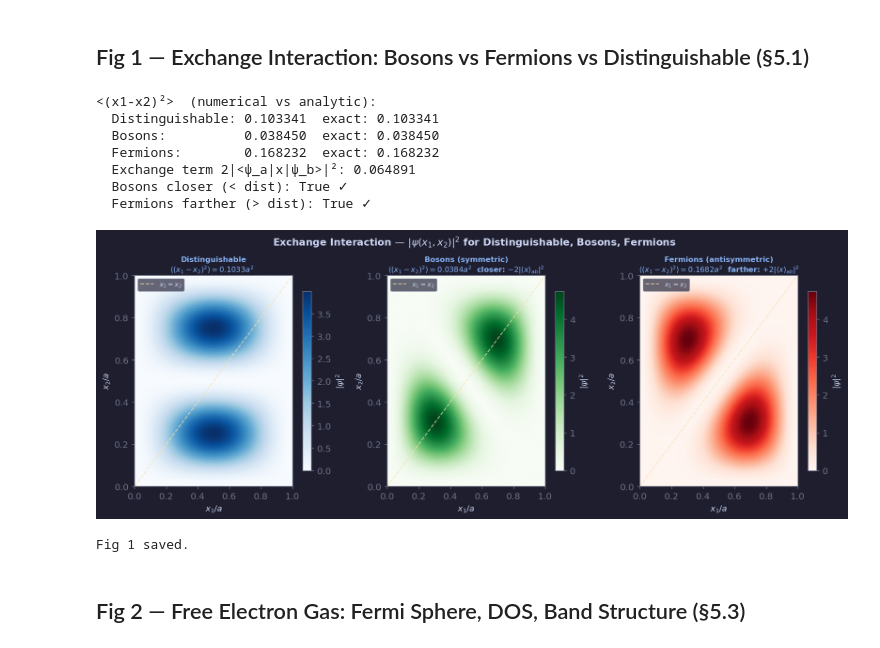
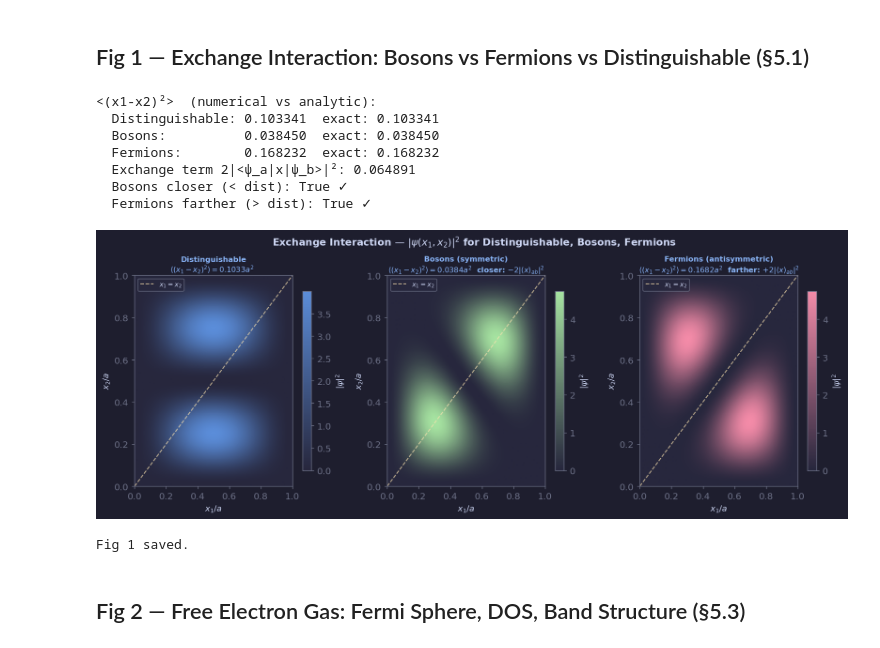
Before and after one commit to SeoulTechPSE/introduction_to_quantum_mechanics, a Jupyter notebook: qm_ch05_figures.ipynb, the cells around one changed output. Cells and saved outputs as stored; diff of their text form; code cells hidden in the pictures.

```diff
--- a/qm_ch05_figures.ipynb
+++ b/qm_ch05_figures.ipynb
@@ -15,6 +15,7 @@ import numpy as np
 import matplotlib.pyplot as plt
 from scipy.special import zeta
 
+# ── Shared figure style — identical in every chapter notebook (matches qm_slides.css) ──
 BG    = '#1e1e2e'; BG2 = '#27273d'; FG = '#cdd6f4'; MUTED = '#6c7086'
 BLUE  = '#5b8dd9'; SKY = '#89b4fa'; TEAL = '#74c7ec'; MAUVE = '#cba6f7'
 GREEN = '#a6e3a1'; AMBER = '#f9e2af'; RED = '#f38ba8'
@@ -25,12 +26,33 @@ plt.rcParams.update({
     'xtick.color':      MUTED,'ytick.color':     MUTED,
     'text.color':       FG,   'grid.color':      '#313244',
     'grid.linewidth':   0.5,  'grid.alpha':      0.5,
-    'font.family':      'sans-serif','font.size': 11,
+    'axes.axisbelow':   True,
+    'font.family':      'sans-serif', 'font.size': 11,
+    'mathtext.fontset': 'dejavusans',
     'axes.titlesize':   12,   'axes.titleweight':'bold',
     'axes.labelsize':   10,   'legend.fontsize': 9,
     'legend.facecolor': BG2,  'legend.edgecolor':MUTED,
     'lines.linewidth':  2.0,  'figure.dpi':      130,
 })
+
+# Dark-theme colormaps (no bright white backgrounds on the slides)
+from matplotlib.colors import LinearSegmentedColormap
+CMAP_DIV = LinearSegmentedColormap.from_list('qm_div', [RED, BG2, BLUE])
+def cmap_seq(col):
+    return LinearSegmentedColormap.from_list('qm_seq', [BG2, col])
+
+# Minimum font size: figures are shown scaled down on 1280×720 slides,
+# so no text smaller than MIN_FONTSIZE pt is drawn.
+import matplotlib.font_manager as _fm
+MIN_FONTSIZE = 8.0
+if not hasattr(_fm.FontProperties, '_orig_set_size'):
+    _fm.FontProperties._orig_set_size = _fm.FontProperties.set_size
+    def _set_size_floor(self, size):
+        _fm.FontProperties._orig_set_size(self, size)
+        if self._size is not None and self._size < MIN_FONTSIZE:
+            self._size = MIN_FONTSIZE
+    _fm.FontProperties.set_size = _set_size_floor
+
 SAVEKW = dict(dpi=150, bbox_inches='tight', facecolor=BG)
 print('Setup complete.')
 # %% [output]
@@ -105,35 +127,35 @@ fig.suptitle(r'Exchange Interaction — $|\psi(x_1,x_2)|^2$ for Distinguishable,
 configs = [
     (prob_dist,    'Distinguishable',  sep_dist,    BLUE,  ''),
     (prob_boson,   'Bosons (symmetric)',sep_boson,   GREEN, r'closer: $-2|\langle x\rangle_{ab}|^2$'),
     (prob_fermion, 'Fermions (antisymmetric)',sep_fermion,RED, r'farther: $+2|\langle x\rangle_{ab}|^2$'),
 ]
 
 for ax, (prob, title, sep, col, note) in zip(axes, configs):
     im = ax.imshow(prob, extent=[0,a,0,a], origin='lower',
-                   cmap='Blues' if col==BLUE else ('Greens' if col==GREEN else 'Reds'),
+                   cmap=cmap_seq(col),
                    aspect='auto', vmin=0)
     # Diagonal x1=x2 line
     ax.plot([0,a],[0,a], color=AMBER, lw=1.2, ls='--', alpha=0.7, label=r'$x_1=x_2$')
     ax.set_xlabel(r'$x_1/a$'); ax.set_ylabel(r'$x_2/a$')
     ax.set_title(f'{title}\n'
                  fr'$\langle(x_1-x_2)^2\rangle={sep:.4f}a^2$  {note}',
                  color=SKY, fontsize=9, pad=4)
     ax.legend(fontsize=8, loc='upper left', framealpha=0.7)
     plt.colorbar(im, ax=ax, shrink=0.85, label=r'$|\psi|^2$')
 
 fig.subplots_adjust(top=0.85)
 plt.savefig('ch05_fig1_exchange.png', **SAVEKW)
 plt.show()
 print('Fig 1 saved.')
 # %% [output]
 <(x1-x2)²>  (numerical vs analytic):
   Distinguishable: 0.103341  exact: 0.103341
   Bosons:          0.038450  exact: 0.038450
   Fermions:        0.168232  exact: 0.168232
   Exchange term 2|<ψ_a|x|ψ_b>|²: 0.064891
   Bosons closer (< dist): True ✓
   Fermions farther (> dist): True ✓
-[figure, old version]
+[figure, new version]
 Fig 1 saved.
 # %% [markdown]
 ## Fig 2 — Free Electron Gas: Fermi Sphere, DOS, Band Structure (§5.3)
```
Also changed, not shown: parts of 3 cells of this notebook, 11 other files.
